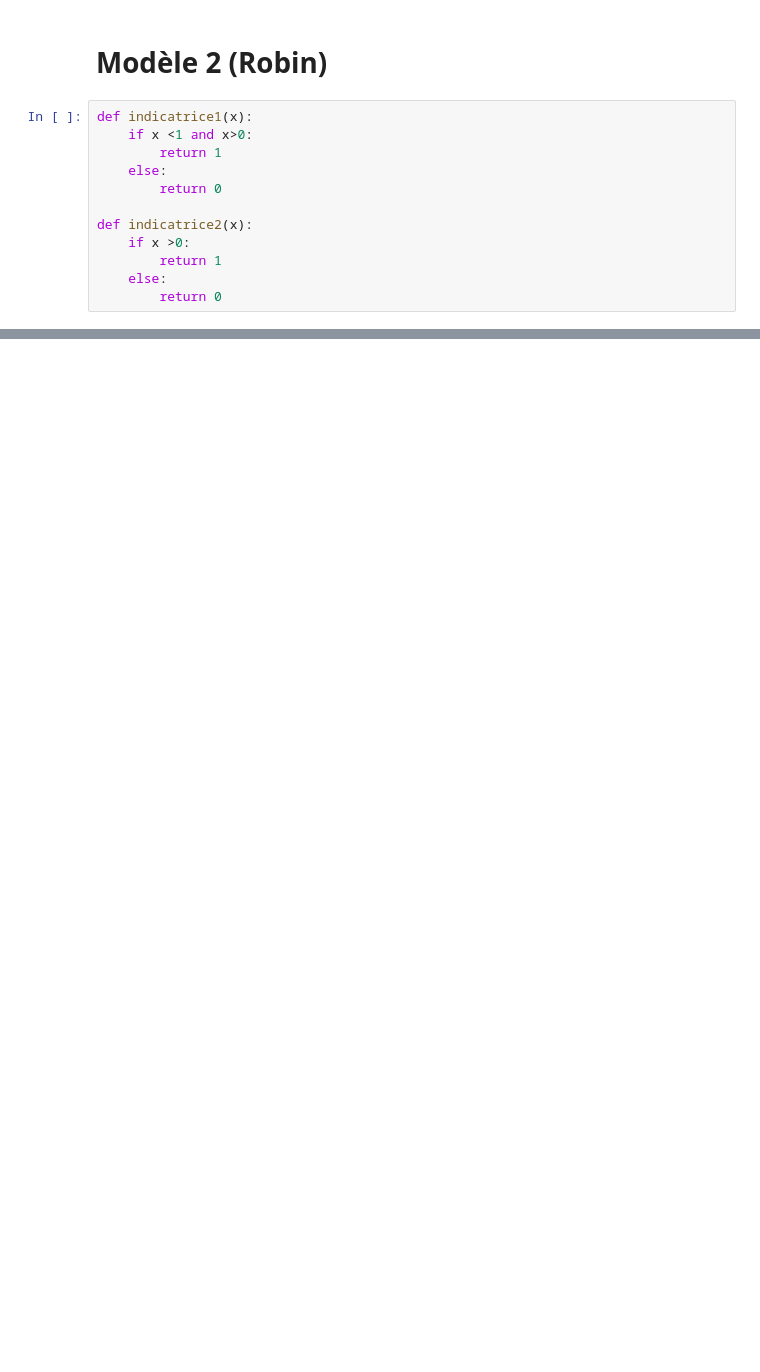
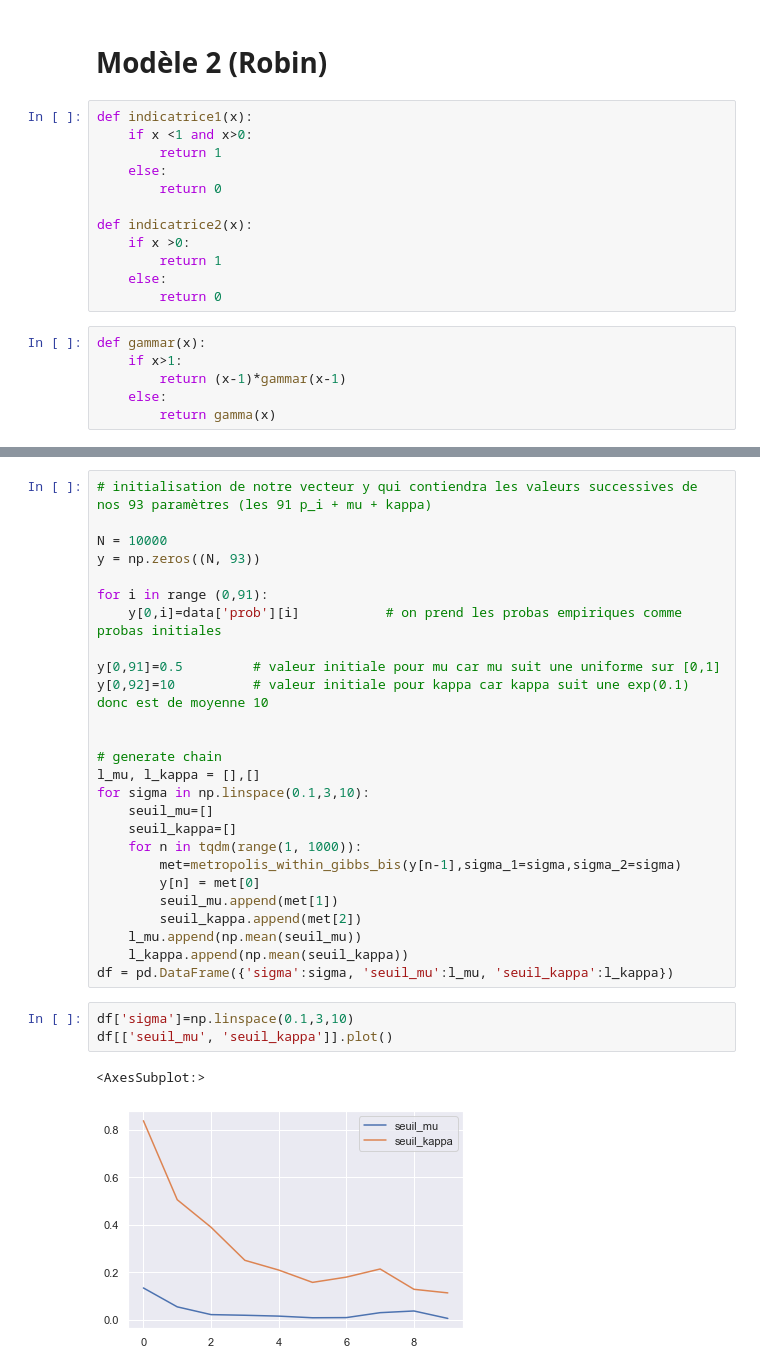
Before and after one commit to erialc-cal/MCM_Listeria_Prevalence, a Jupyter notebook: Untitled.ipynb, the cells around one changed output, grey strips where cells are left out. Cells and saved outputs as stored; diff of their text form; blank space fills up the shorter version.

```diff
--- a/Untitled.ipynb
+++ b/Untitled.ipynb
@@ -107,3 +108,9 @@ def indicatrice2(x):
         return 1
     else:
         return 0
+# %%
+def gammar(x):
+    if x>1:
+        return (x-1)*gammar(x-1)
+    else:
+        return gamma(x)
@@ -109,0 +166,32 @@ def indicatrice2(x):
+# %%
+# initialisation de notre vecteur y qui contiendra les valeurs successives de nos 93 paramètres (les 91 p_i + mu + kappa)
+
+N = 10000
+y = np.zeros((N, 93))
+
+for i in range (0,91):
+    y[0,i]=data['prob'][i]           # on prend les probas empiriques comme probas initiales
+
+y[0,91]=0.5         # valeur initiale pour mu car mu suit une uniforme sur [0,1]
+y[0,92]=10          # valeur initiale pour kappa car kappa suit une exp(0.1) donc est de moyenne 10
+
+
+# generate chain
+l_mu, l_kappa = [],[]
+for sigma in np.linspace(0.1,3,10):
+    seuil_mu=[]
+    seuil_kappa=[]
+    for n in tqdm(range(1, 1000)):
+        met=metropolis_within_gibbs_bis(y[n-1],sigma_1=sigma,sigma_2=sigma)
+        y[n] = met[0]
+        seuil_mu.append(met[1])
+        seuil_kappa.append(met[2])
+    l_mu.append(np.mean(seuil_mu))
+    l_kappa.append(np.mean(seuil_kappa))
+df = pd.DataFrame({'sigma':sigma, 'seuil_mu':l_mu, 'seuil_kappa':l_kappa})
+# %%
+df['sigma']=np.linspace(0.1,3,10)
+df[['seuil_mu', 'seuil_kappa']].plot()
+# %% [output]
+<AxesSubplot:>
+[figure, added]
```
Also changed, not shown: parts of 8 cells of this notebook.
